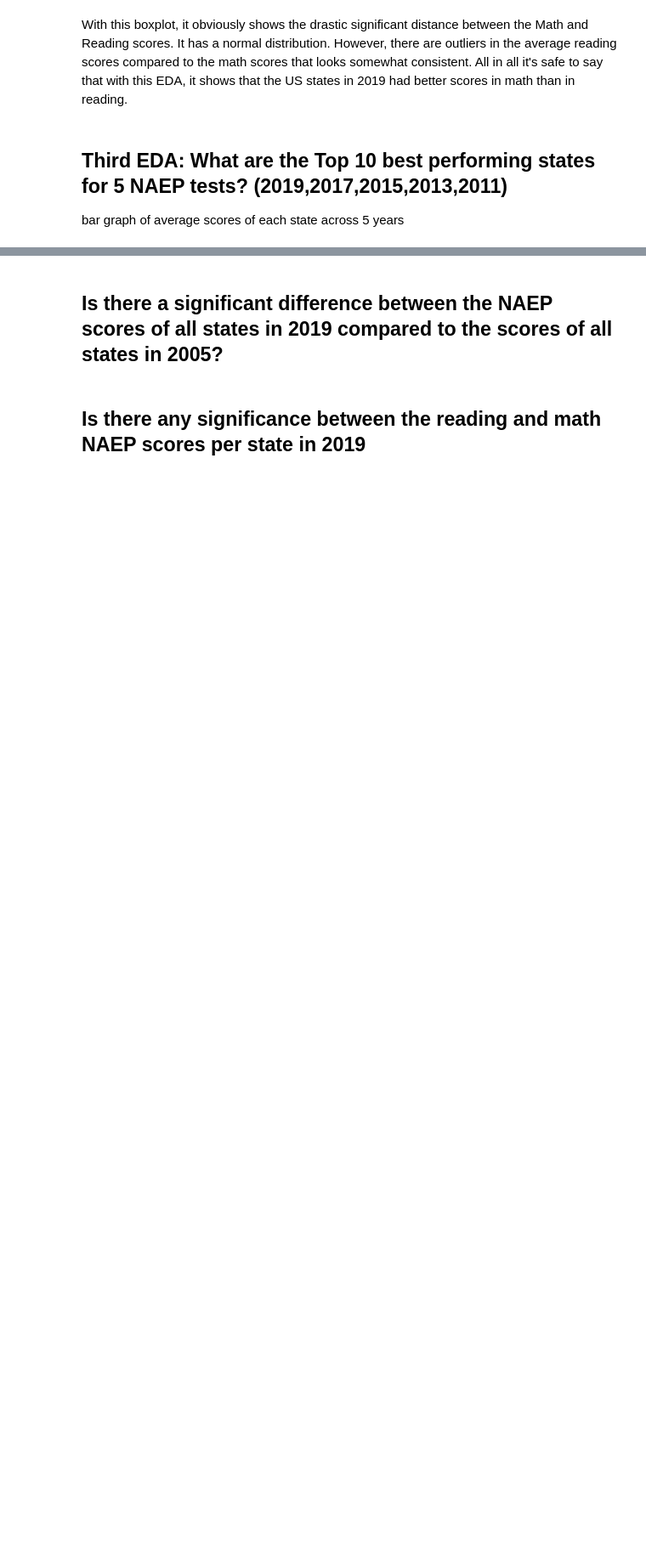
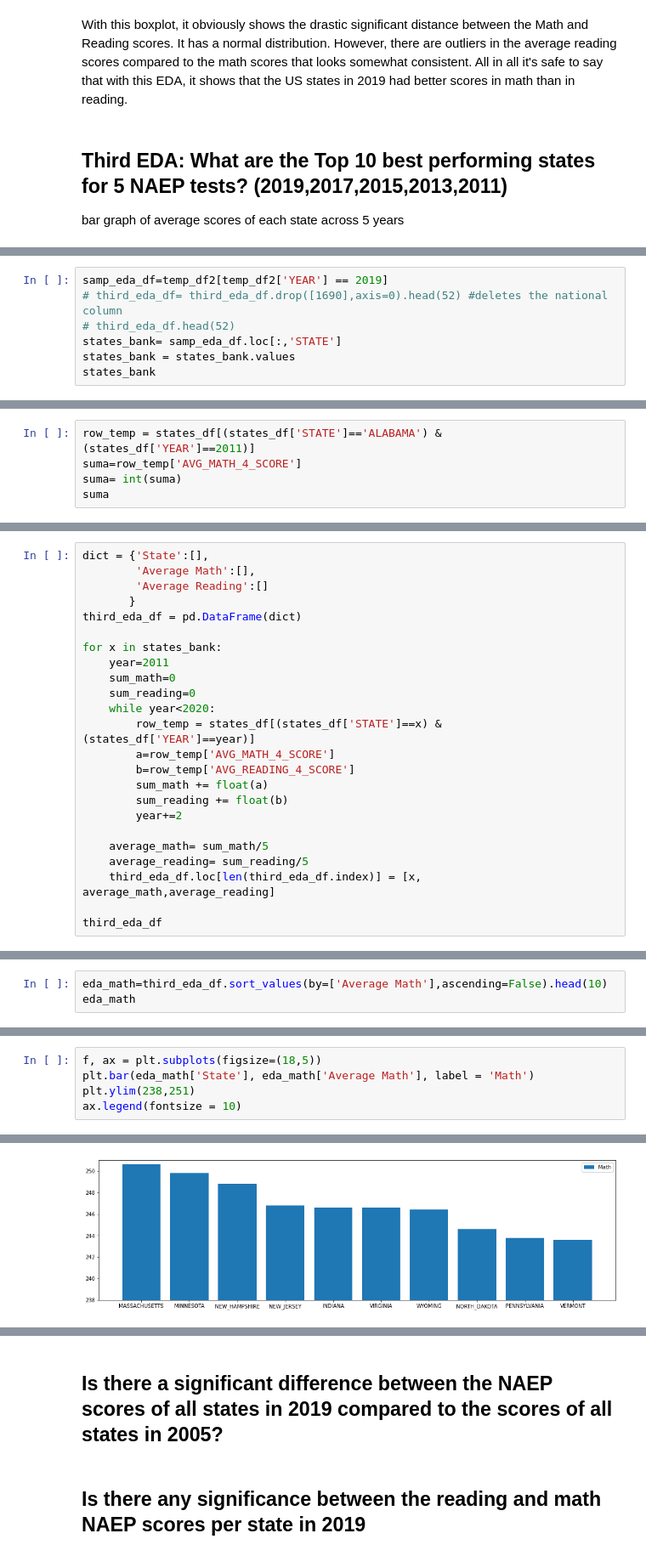
Before and after one commit to trickdevsinschool/CSMODEL_PROJECT_1, a Jupyter notebook: states_csmodel.ipynb, the cells around one changed output, grey strips where cells are left out. Shown: that part at 85% size. Saved outputs shown, nothing was run; the diff lists cells and outputs as text; blank space fills up the shorter version.

```diff
--- a/states_csmodel.ipynb
+++ b/states_csmodel.ipynb
@@ -271,0 +273,7 @@ bar graph of average scores of each state across 5 years
+# %%
+samp_eda_df=temp_df2[temp_df2['YEAR'] == 2019]
+# third_eda_df= third_eda_df.drop([1690],axis=0).head(52) #deletes the national column
+# third_eda_df.head(52)
+states_bank= samp_eda_df.loc[:,'STATE']
+states_bank = states_bank.values
+states_bank
@@ -271,0 +292,5 @@ bar graph of average scores of each state across 5 years
+# %%
+row_temp = states_df[(states_df['STATE']=='ALABAMA') & (states_df['YEAR']==2011)]
+suma=row_temp['AVG_MATH_4_SCORE']
+suma= int(suma)
+suma
@@ -271,0 +299,24 @@ bar graph of average scores of each state across 5 years
+# %%
+dict = {'State':[],
+        'Average Math':[],
+        'Average Reading':[]
+       }
+third_eda_df = pd.DataFrame(dict)
+
+for x in states_bank:
+    year=2011
+    sum_math=0
+    sum_reading=0
+    while year<2020:
+        row_temp = states_df[(states_df['STATE']==x) & (states_df['YEAR']==year)]
+        a=row_temp['AVG_MATH_4_SCORE']
+        b=row_temp['AVG_READING_4_SCORE']
+        sum_math += float(a)
+        sum_reading += float(b)
+        year+=2
+
+    average_math= sum_math/5
+    average_reading= sum_reading/5
+    third_eda_df.loc[len(third_eda_df.index)] = [x, average_math,average_reading]
+
+third_eda_df
@@ -271,0 +361,3 @@ bar graph of average scores of each state across 5 years
+# %%
+eda_math=third_eda_df.sort_values(by=['Average Math'],ascending=False).head(10)
+eda_math
@@ -271,0 +397,6 @@ bar graph of average scores of each state across 5 years
+# %%
+f, ax = plt.subplots(figsize=(18,5))
+plt.bar(eda_math['State'], eda_math['Average Math'], label = 'Math')
+plt.ylim(238,251)
+ax.legend(fontsize = 10)
+# %% [output]
@@ -271,0 +404 @@ bar graph of average scores of each state across 5 years
+[figure, added]
```
Also changed, not shown: parts of 21 cells of this notebook.
